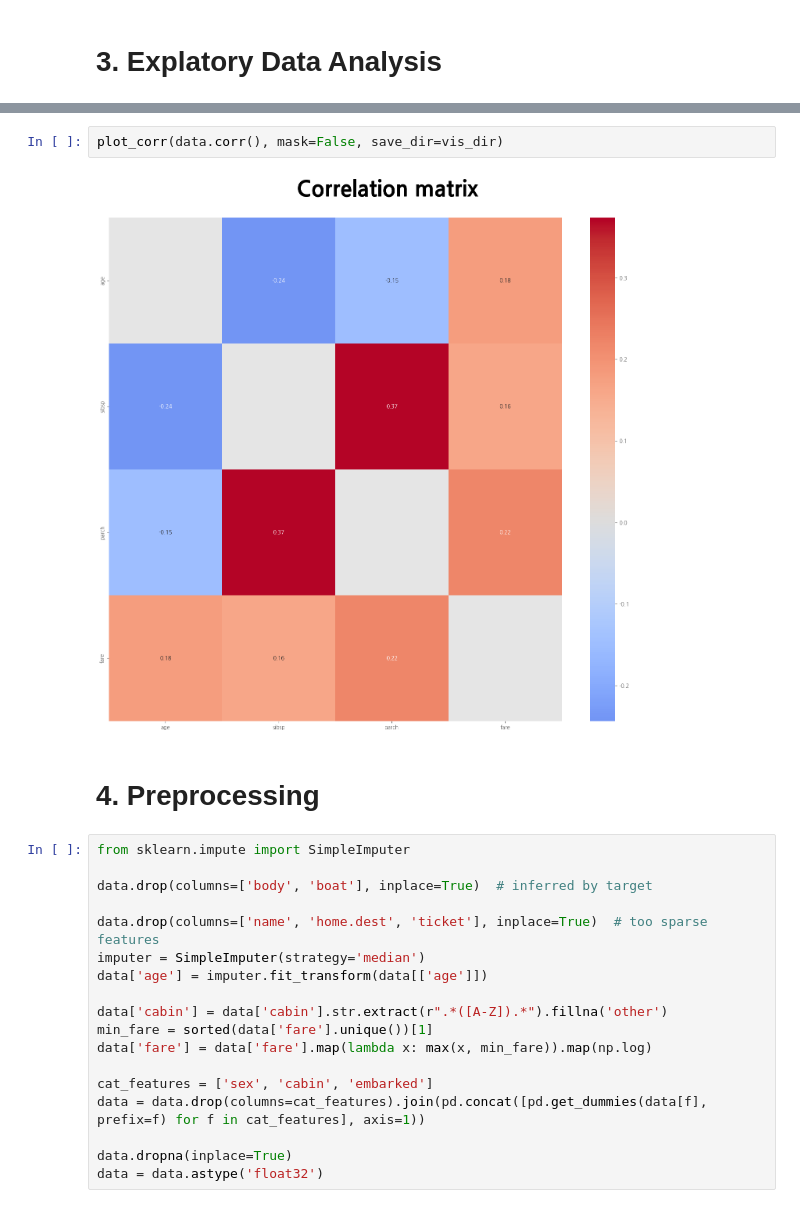
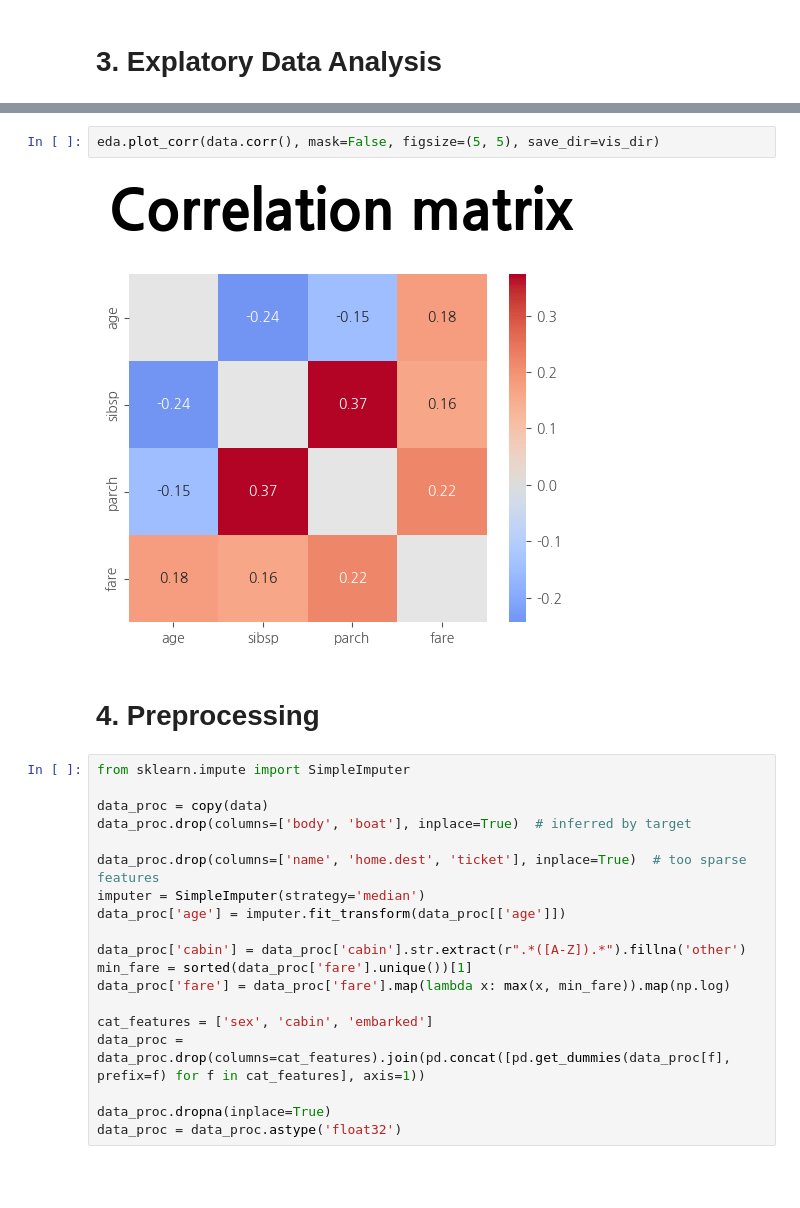
Before and after one commit to alchemine/analysis-tools, a Jupyter notebook: examples/titanic/eda.ipynb, the cells around one changed output, grey strips where cells are left out. Drawn from its saved outputs; the diff is of its cells as text; blank space fills up the shorter version.

```diff
--- a/examples/titanic/eda.ipynb
+++ b/examples/titanic/eda.ipynb
@@ -99,25 +96,26 @@ plot_features_target(data, target, figsize=(30, 15), save_dir=vis_dir)
 # %%
-plot_corr(data.corr(), mask=False, save_dir=vis_dir)
+eda.plot_corr(data.corr(), mask=False, figsize=(5, 5), save_dir=vis_dir)
 # %% [output]
-[figure, old version]
+[figure, new version]
 # %% [markdown]
 # 4. Preprocessing
 # %%
 from sklearn.impute import SimpleImputer
 
-data.drop(columns=['body', 'boat'], inplace=True)  # inferred by target
+data_proc = copy(data)
+data_proc.drop(columns=['body', 'boat'], inplace=True)  # inferred by target
 
-data.drop(columns=['name', 'home.dest', 'ticket'], inplace=True)  # too sparse features
+data_proc.drop(columns=['name', 'home.dest', 'ticket'], inplace=True)  # too sparse features
 imputer = SimpleImputer(strategy='median')
-data['age'] = imputer.fit_transform(data[['age']])
+data_proc['age'] = imputer.fit_transform(data_proc[['age']])
 
-data['cabin'] = data['cabin'].str.extract(r".*([A-Z]).*").fillna('other')
-min_fare = sorted(data['fare'].unique())[1]
-data['fare'] = data['fare'].map(lambda x: max(x, min_fare)).map(np.log)
+data_proc['cabin'] = data_proc['cabin'].str.extract(r".*([A-Z]).*").fillna('other')
+min_fare = sorted(data_proc['fare'].unique())[1]
+data_proc['fare'] = data_proc['fare'].map(lambda x: max(x, min_fare)).map(np.log)
 
 cat_features = ['sex', 'cabin', 'embarked']
-data = data.drop(columns=cat_features).join(pd.concat([pd.get_dummies(data[f], prefix=f) for f in cat_features], axis=1))
+data_proc = data_proc.drop(columns=cat_features).join(pd.concat([pd.get_dummies(data_proc[f], prefix=f) for f in cat_features], axis=1))
 
-data.dropna(inplace=True)
-data = data.astype('float32')
+data_proc.dropna(inplace=True)
+data_proc = data_proc.astype('float32')
 # %%
```
Also changed, not shown: parts of 11 cells of this notebook, 8 other files.
